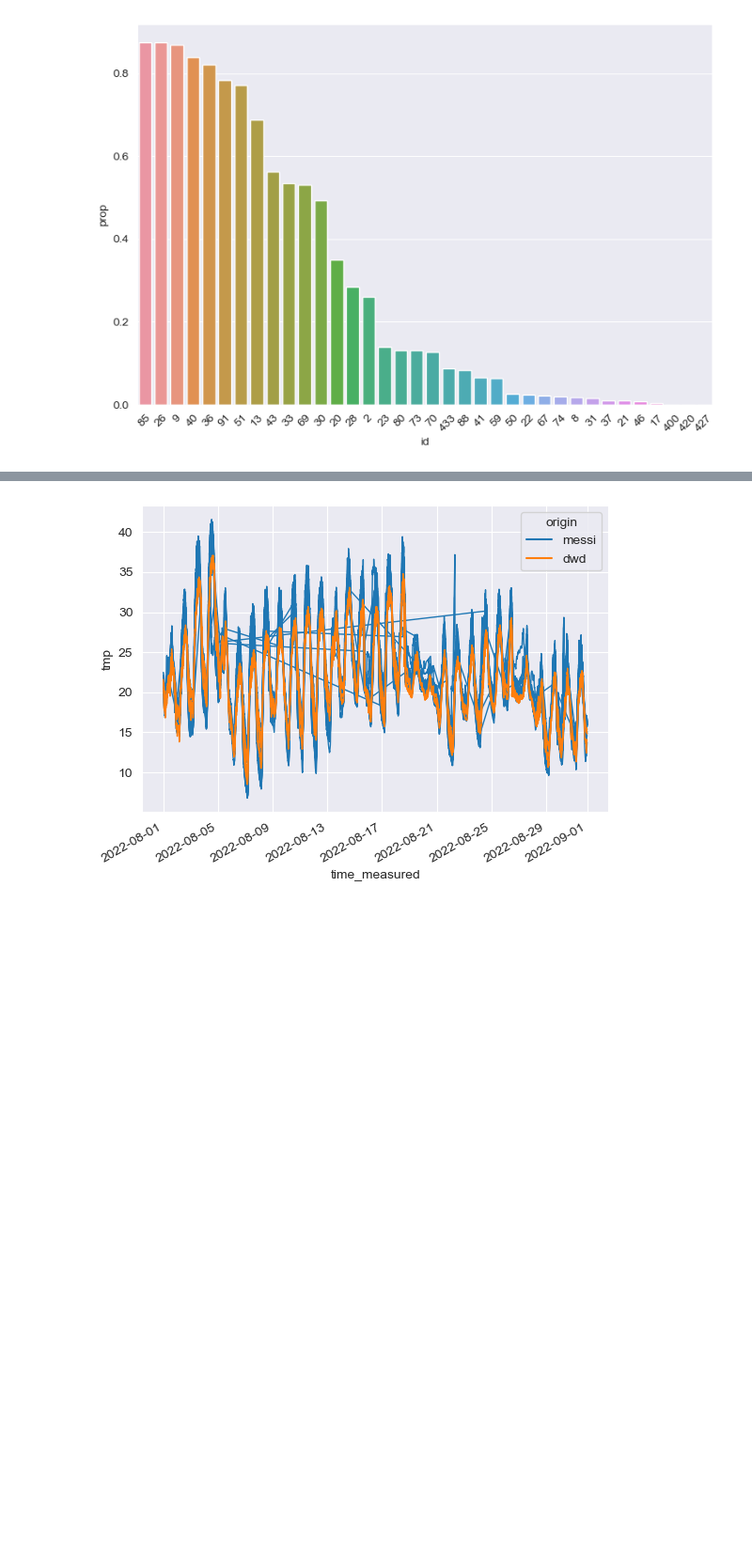
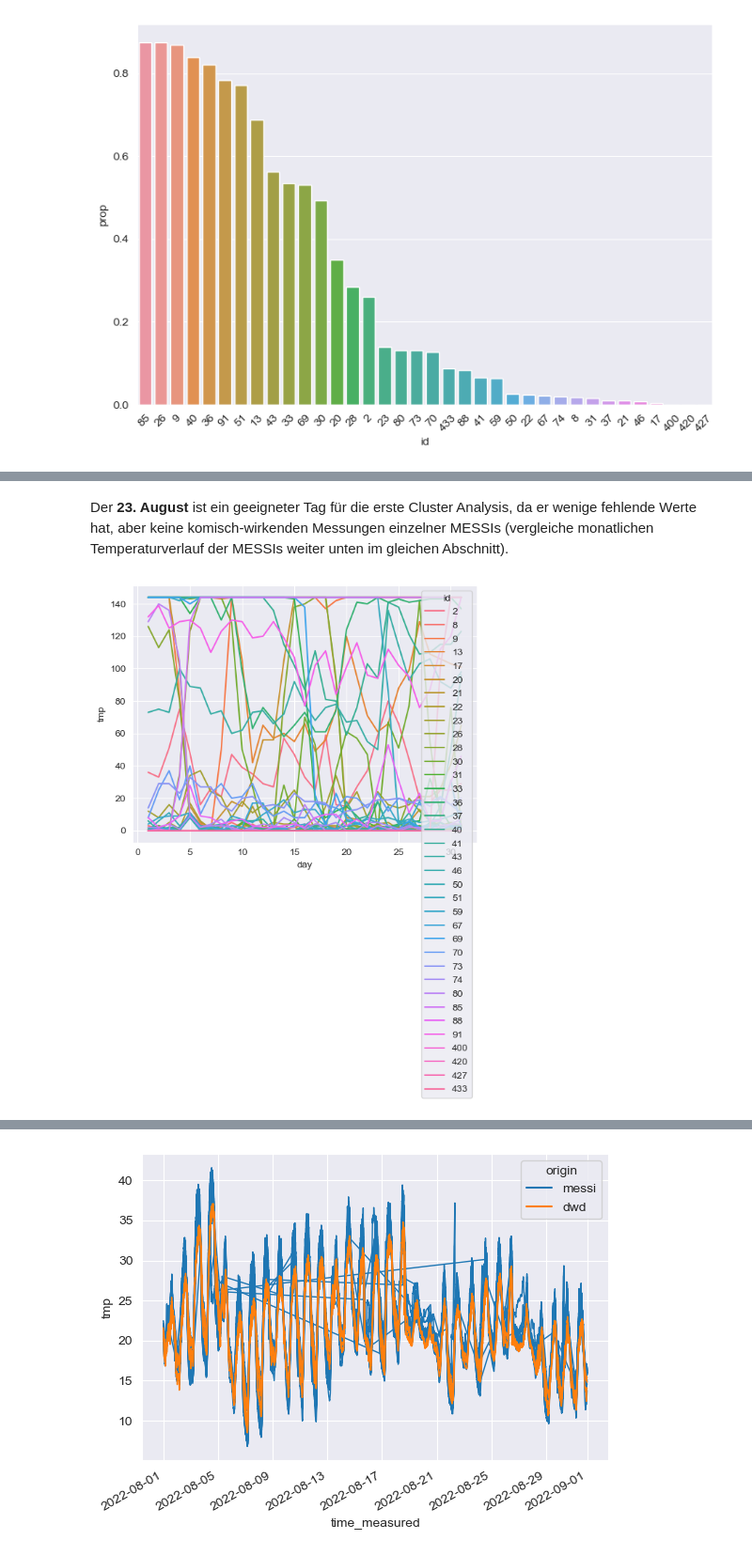
Before and after one commit to vegan-schnitzel/messi-cluster-analysis, a Jupyter notebook: code/main.ipynb, the cells around one changed output, grey strips where cells are left out. Shown at 94% size. Cells and saved outputs as stored; diff of their text form; code cells hidden in the pictures; blank space fills up the shorter version.

Commit message:
cluster analysis for single day

```diff
--- a/code/main.ipynb
+++ b/code/main.ipynb
@@ -155 +180,18 @@ ax.tick_params(axis="x", rotation=45)
+# %% [markdown]
+Der **23. August** ist ein geeigneter Tag für die erste Cluster Analysis, da er wenige fehlende Werte hat, aber keine komisch-wirkenden Messungen einzelner MESSIs (vergleiche monatlichen Temperaturverlauf der MESSIs weiter unten im gleichen Abschnitt).
+# %%
+# temporal evolution: number of nans per day & messi
+nans_tevol = (tmp_raw
+    .isna()
+    .groupby([tmp_raw.day, tmp_raw.id])[['tmp']]
+    .sum()
+    .reset_index()
+)
+
+# convert to string so that seaborn treats it as a categorical variable
+nans_tevol["id"] = nans_tevol["id"].astype(str)
+
+sns.lineplot(data=nans_tevol, x="day", y="tmp", hue="id");
+# %% [output]
+[figure, added]
 # %% [markdown]
```
Also changed, not shown: parts of 44 cells of this notebook, 5 other files.
